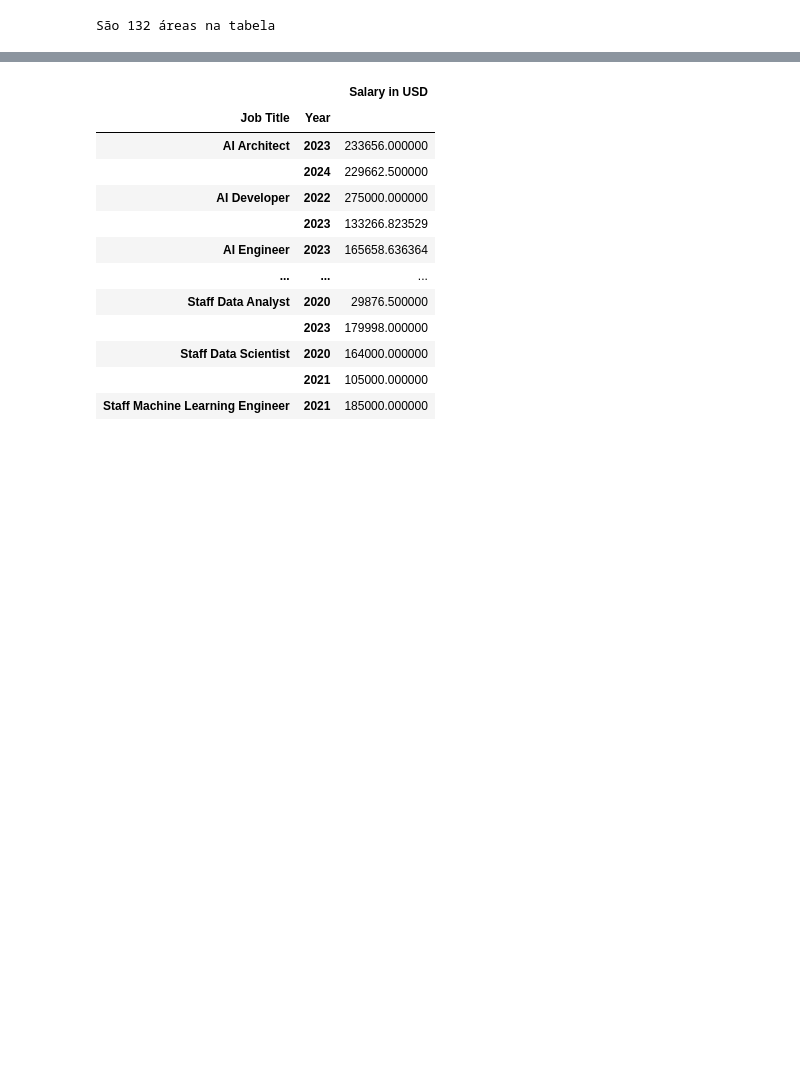
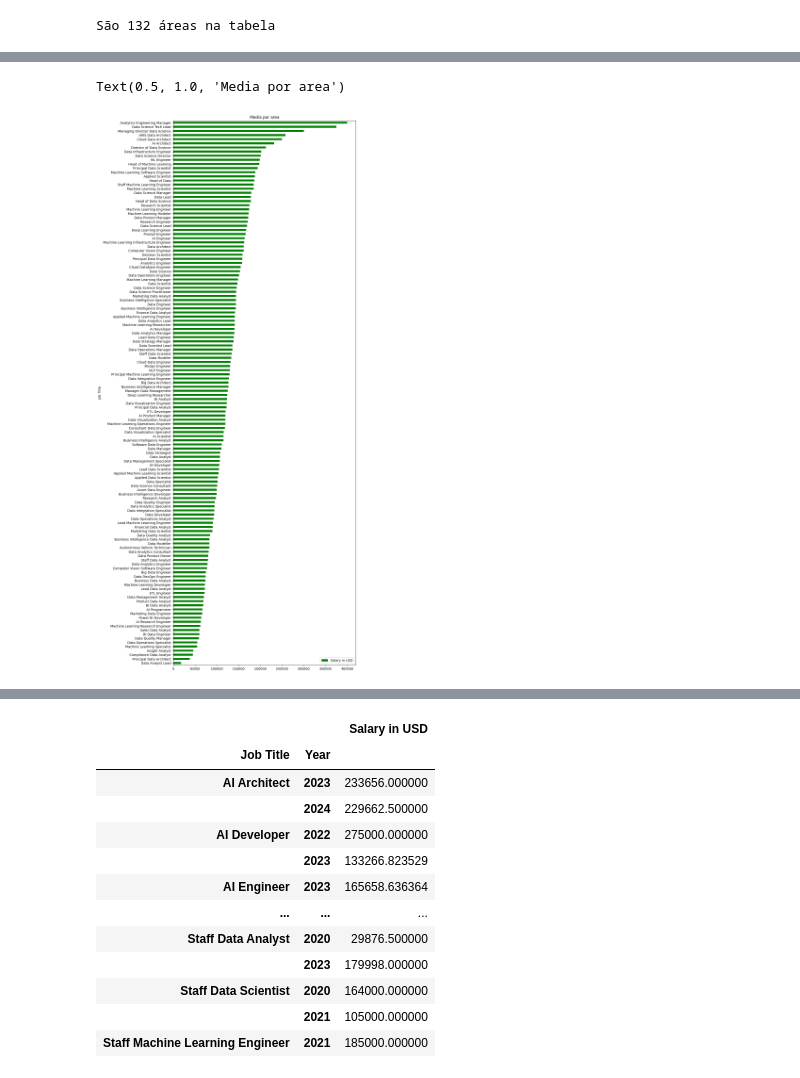
Before and after one commit to LiliamLtx/DataScience, a Jupyter notebook: salarios2024.ipynb, the cells around one changed output, grey strips where cells are left out. Saved outputs shown, nothing was run; the diff lists cells and outputs as text; code cells hidden in the pictures; blank space fills up the shorter version.

```diff
--- a/salarios2024.ipynb
+++ b/salarios2024.ipynb
@@ -213,3 +210,9 @@ Text(0.5, 1.0, 'Top 15 Salary')
+# %%
+salario_area.plot(kind='barh', figsize=(10, 30), color ='green');
+plt.title('Media por area')
+# %% [output]
+Text(0.5, 1.0, 'Media por area')
+[figure, added]
 # %%
 salarios.head()
 # %% [output]
```
Also changed, not shown: parts of 4 cells of this notebook.
